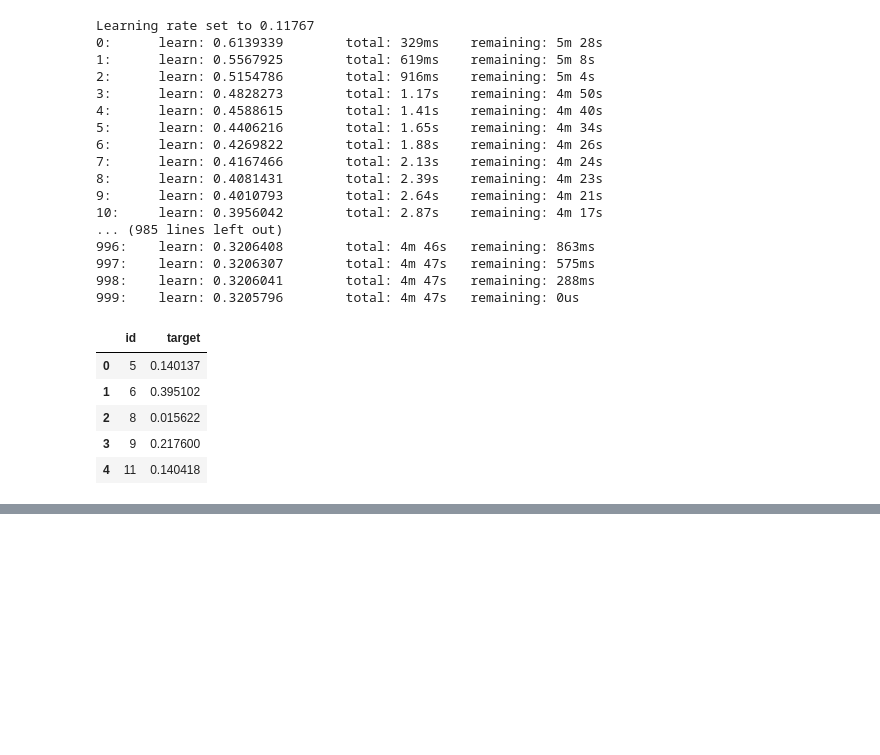
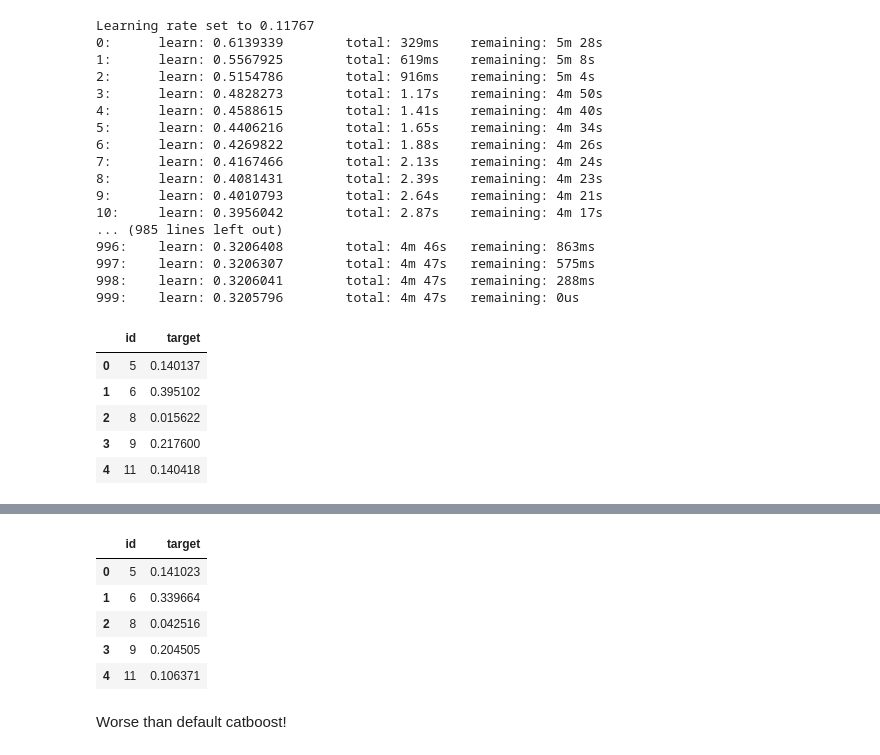
Before and after one commit to herwinvw/TabularPlaygroundMar2021, a Jupyter notebook: Simple Models.ipynb, the cells around one changed output, grey strips where cells are left out. Drawn from its saved outputs; the diff is of its cells as text; code cells hidden in the pictures; blank space fills up the shorter version.

```diff
--- a/Simple Models.ipynb
+++ b/Simple Models.ipynb
@@ -162,0 +168,21 @@ submission.to_csv('submission_catboost_default.csv', index=False)
+# %%
+import lightgbm
+x_train_cat = x_train.copy()
+for cat in cat_cols:
+    x_train_cat[cat] = x_train_cat[cat].astype("category")
+data = lightgbm.Dataset(x_train_cat, label=y_train)
+# %%
+import optuna.integration.lightgbm as lgb
+from sklearn.model_selection import KFold
+params = {
+        "objective": "binary",
+        "metric": "auc",
+        "verbosity": 0,
+        "boosting_type": "gbdt",
+    }
+
+tuner = lgb.LightGBMTunerCV(
+    params, data, time_budget=60*60, folds=KFold(n_splits=5)
+)
+
+tuner.run()
@@ -162,0 +398,7 @@ submission.to_csv('submission_catboost_default.csv', index=False)
+# %%
+lightgbm_tuned_pipe = Pipeline([("trans", CategoricalTransform(cat_cols)),
+                          ("lgbm", LGBMClassifier(n_jobs=-2, **tuner.best_params))])
+# %%
+submission = submit(lightgbm_tuned_pipe)
+submission.head()
+# %% [output]
@@ -162,0 +418,6 @@ submission.to_csv('submission_catboost_default.csv', index=False)
+|  | id | target |
+| 0 | 5 | 0.141023 |
+| 1 | 6 | 0.339664 |
+| 2 | 8 | 0.042516 |
+| 3 | 9 | 0.204505 |
+| 4 | 11 | 0.106371 |
@@ -162,0 +426,2 @@ submission.to_csv('submission_catboost_default.csv', index=False)
+# %% [markdown]
+Worse than default catboost!
```
Also changed, not shown: parts of 13 cells of this notebook, 2 other files.
